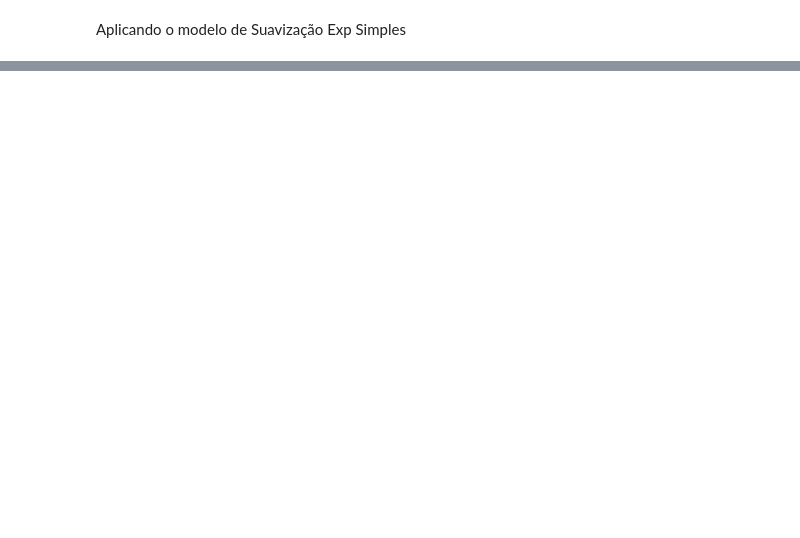
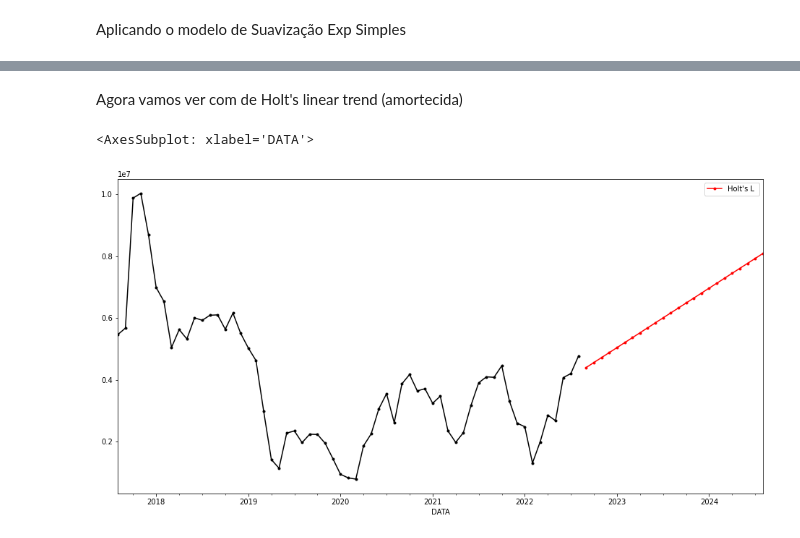
Before and after one commit to mpraes/time_series, a Jupyter notebook: suavizacao_exp_simples.ipynb, the cells around one changed output, grey strips where cells are left out. Cells and saved outputs as stored; diff of their text form; code cells hidden in the pictures; blank space fills up the shorter version.

```diff
--- a/suavizacao_exp_simples.ipynb
+++ b/suavizacao_exp_simples.ipynb
@@ -54,0 +55,11 @@ fit2.fittedvalues.plot(marker='o', color='red')
+# %% [markdown]
+Agora vamos ver com de Holt's linear trend (amortecida)
+# %%
+fit4 = Holt(df_g).fit(smoothing_level=0.8, smoothing_trend=0.2, optimized=False)
+fcast4 = fit4.forecast(24).rename("Holt's L ")
+# %%
+fit4.fittedvalues.plot(marker='.', color='black')
+fcast4.plot(color='red', marker='.', legend=True)
+# %% [output]
+<AxesSubplot: xlabel='DATA'>
+[figure, added]
```
Also changed, not shown: parts of 8 cells of this notebook, 9 other files.
